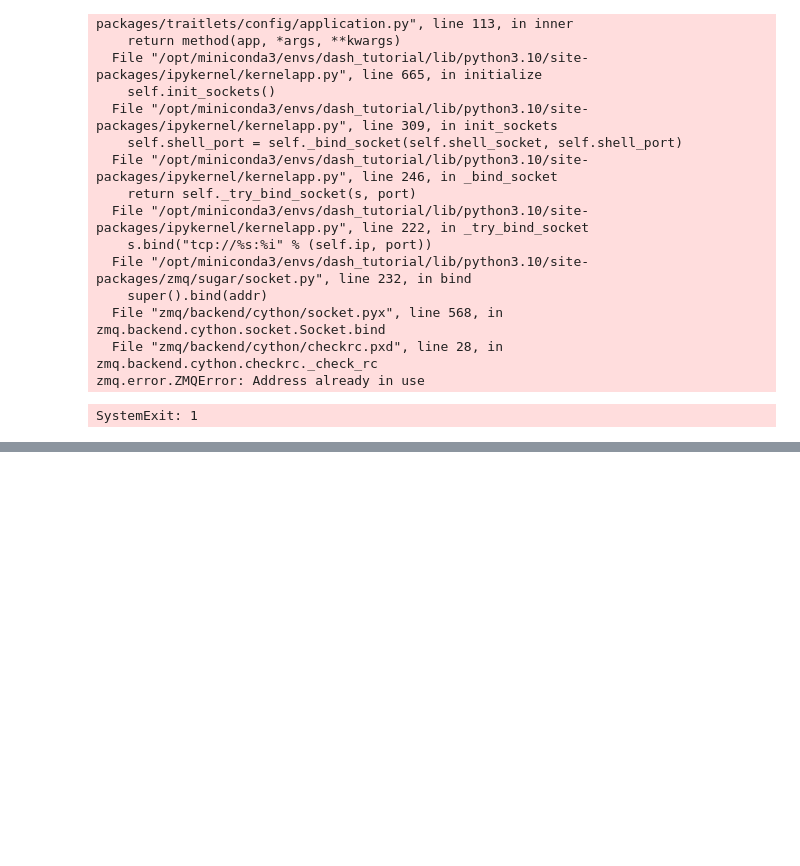
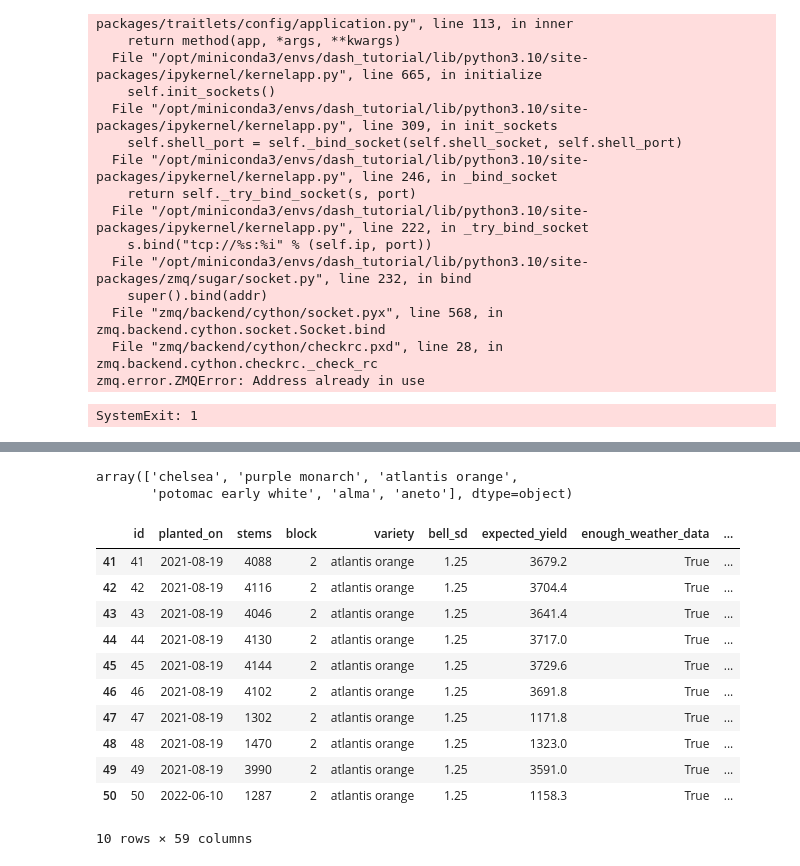
Before and after one commit to Camiloaab/Dash_Mockups, a Jupyter notebook: flower_data_generator.ipynb, the cells around one changed output, grey strips where cells are left out. Cells and saved outputs as stored; diff of their text form; code cells hidden in the pictures; blank space fills up the shorter version.

```diff
--- a/flower_data_generator.ipynb
+++ b/flower_data_generator.ipynb
@@ -153,0 +337,20 @@ SystemExit: 1
+# %%
+short["variety"].unique()
+# %% [output]
+array(['chelsea', 'purple monarch', 'atlantis orange',
+       'potomac early white', 'alma', 'aneto'], dtype=object)
+# %%
+short[short["variety"]=="atlantis orange"]
+# %% [output]
+|  | id | planted_on | stems | block | variety | bell_sd | expected_yield | enough_weather_data | ... |
+| 41 | 41 | 2021-08-19 | 4088 | 2 | atlantis orange | 1.25 | 3679.2 | True | ... |
+| 42 | 42 | 2021-08-19 | 4116 | 2 | atlantis orange | 1.25 | 3704.4 | True | ... |
+| 43 | 43 | 2021-08-19 | 4046 | 2 | atlantis orange | 1.25 | 3641.4 | True | ... |
+| 44 | 44 | 2021-08-19 | 4130 | 2 | atlantis orange | 1.25 | 3717.0 | True | ... |
+| 45 | 45 | 2021-08-19 | 4144 | 2 | atlantis orange | 1.25 | 3729.6 | True | ... |
+| 46 | 46 | 2021-08-19 | 4102 | 2 | atlantis orange | 1.25 | 3691.8 | True | ... |
+| 47 | 47 | 2021-08-19 | 1302 | 2 | atlantis orange | 1.25 | 1171.8 | True | ... |
+| 48 | 48 | 2021-08-19 | 1470 | 2 | atlantis orange | 1.25 | 1323.0 | True | ... |
+| 49 | 49 | 2021-08-19 | 3990 | 2 | atlantis orange | 1.25 | 3591.0 | True | ... |
+| 50 | 50 | 2022-06-10 | 1287 | 2 | atlantis orange | 1.25 | 1158.3 | True | ... |
+10 rows × 59 columns
```
Also changed, not shown: parts of 52 cells of this notebook, 5 other files.
